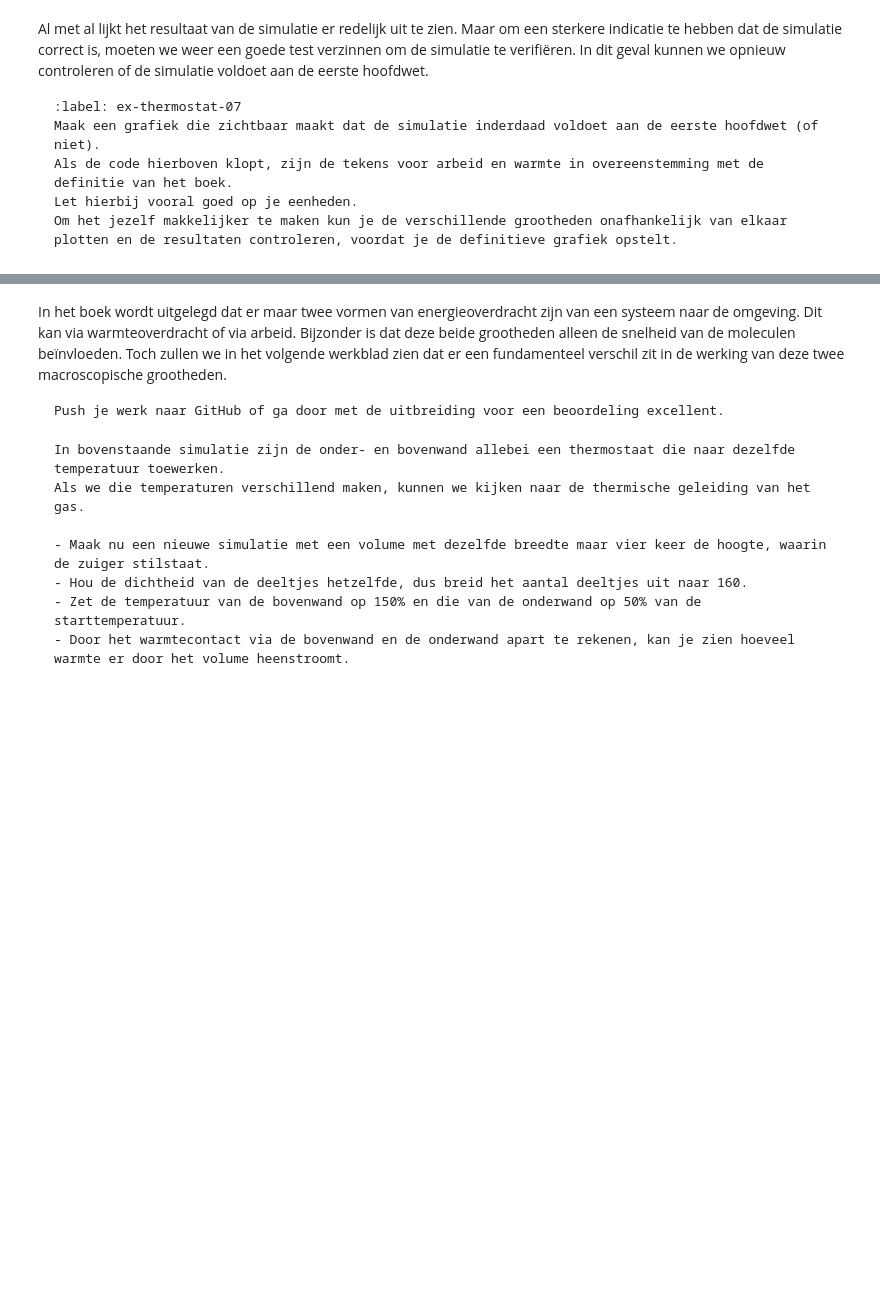
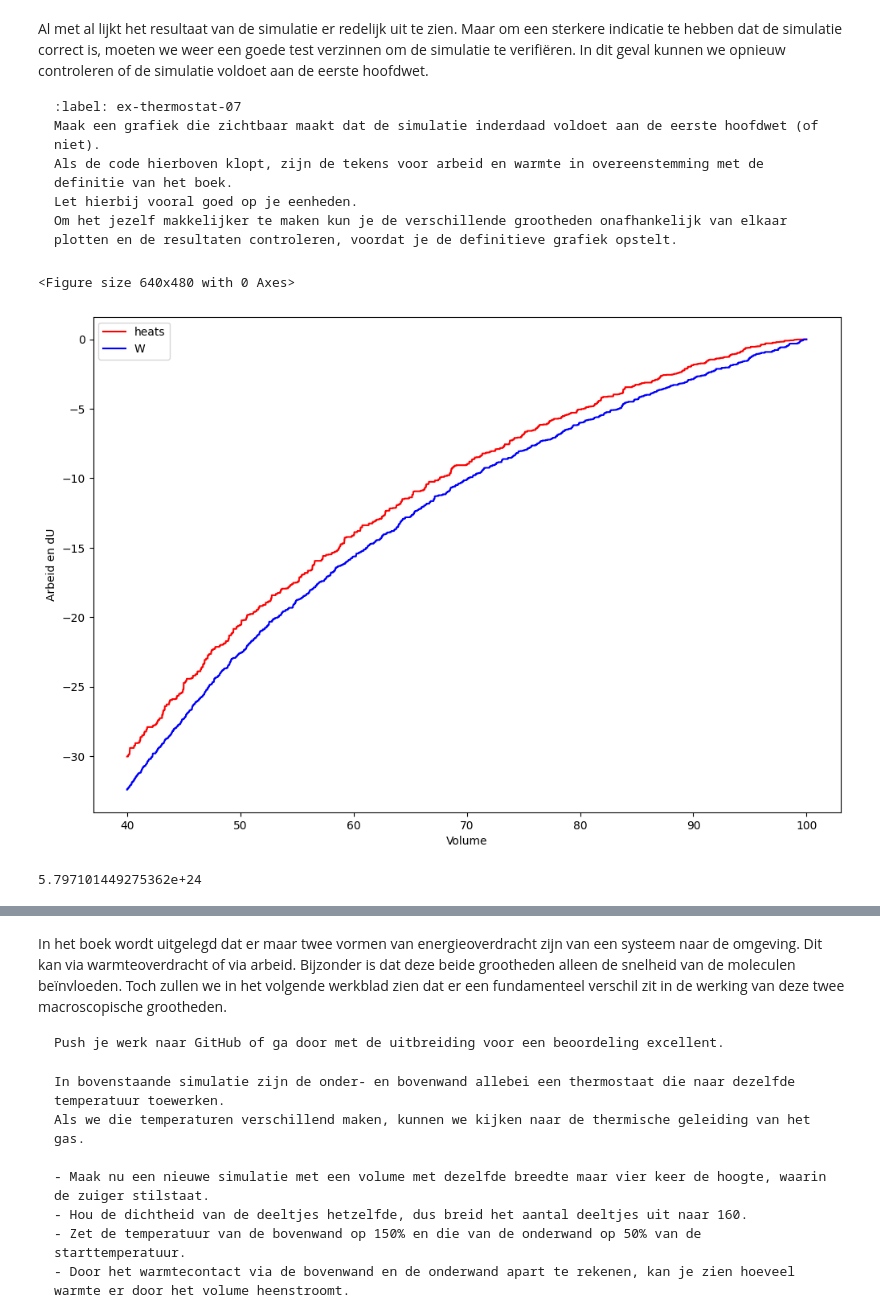
Before and after one commit to BobVill/32, a Jupyter notebook: Content/PySim/8_thermostaat.ipynb, the cells around one changed output, grey strips where cells are left out. Saved outputs shown, nothing was run; the diff lists cells and outputs as text; code cells hidden in the pictures; blank space fills up the shorter version.

````diff
--- a/Content/PySim/8_thermostaat.ipynb
+++ b/Content/PySim/8_thermostaat.ipynb
@@ -426,6 +438,24 @@ Als de code hierboven klopt, zijn de tekens voor arbeid en warmte in overeenstem
 Let hierbij vooral goed op je eenheden.
 Om het jezelf makkelijker te maken kun je de verschillende grootheden onafhankelijk van elkaar plotten en de resultaten controleren, voordat je de definitieve grafiek opstelt.
 ```
+# %%
+
+plt.subplots_adjust(wspace=0.3)
+plt.show()
+
+plt.figure(figsize=(12,8))
+plt.plot(volumes,heats,'r-', label='heats')
+plt.plot(volumes,works,'b-', label='W')
+#plt.plot(volumes, works +dU, 'g-', label='W + Q')
+plt.xlabel('Volume')
+plt.ylabel('Arbeid en dU')
+plt.legend()
+plt.show()
+print(set_temp)
+# %% [output]
+<Figure size 640x480 with 0 Axes>
+[figure, added]
+5.797101449275362e+24
 # %%
 particles = []
 N_steps = 5000
````
Also changed, not shown: parts of 7 cells of this notebook.
